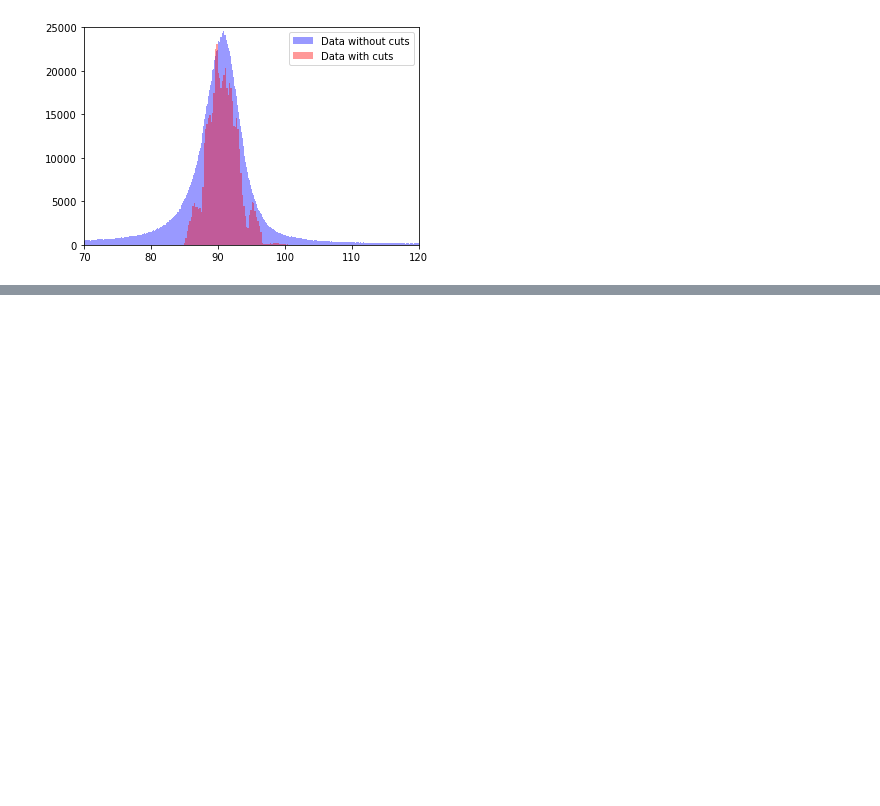
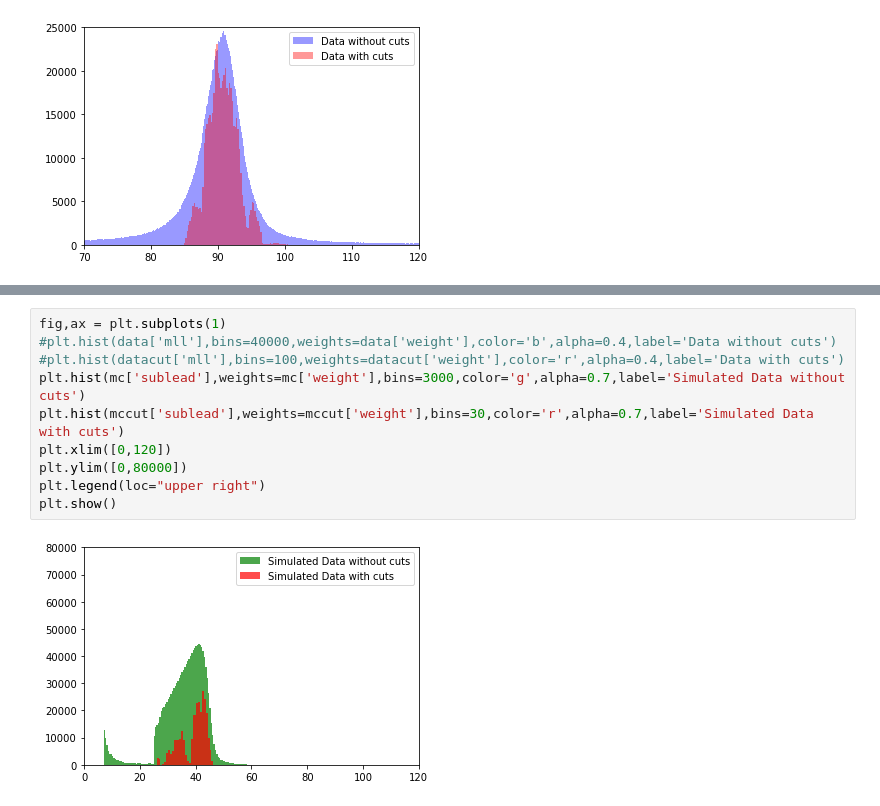
Before and after one commit to jdvillamils/BDT, a Jupyter notebook: BDTAnalysis.ipynb, the cells around one changed output, grey strips where cells are left out. Drawn from its saved outputs; the diff is of its cells as text; blank space fills up the shorter version.

```diff
--- a/BDTAnalysis.ipynb
+++ b/BDTAnalysis.ipynb
@@ -50,0 +51,12 @@ plt.show()
+# %%
+fig,ax = plt.subplots(1)
+#plt.hist(data['mll'],bins=40000,weights=data['weight'],color='b',alpha=0.4,label='Data without cuts')
+#plt.hist(datacut['mll'],bins=100,weights=datacut['weight'],color='r',alpha=0.4,label='Data with cuts')
+plt.hist(mc['sublead'],weights=mc['weight'],bins=3000,color='g',alpha=0.7,label='Simulated Data without cuts')
+plt.hist(mccut['sublead'],weights=mccut['weight'],bins=30,color='r',alpha=0.7,label='Simulated Data with cuts')
+plt.xlim([0,120])
+plt.ylim([0,80000])
+plt.legend(loc="upper right")
+plt.show()
+# %% [output]
+[figure, added]
```
Also changed, not shown: parts of 3 cells of this notebook, 1 other file.
